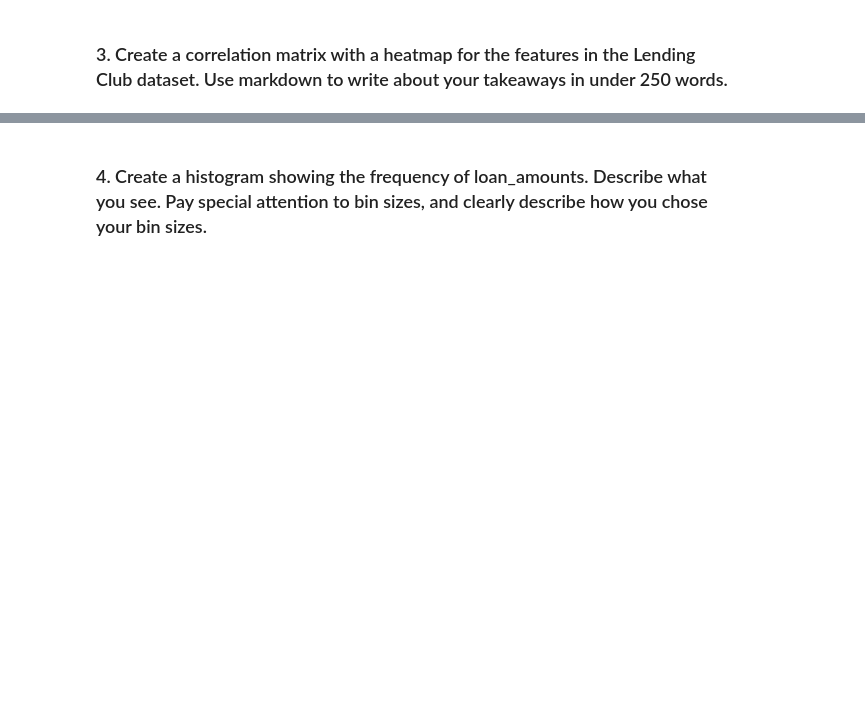
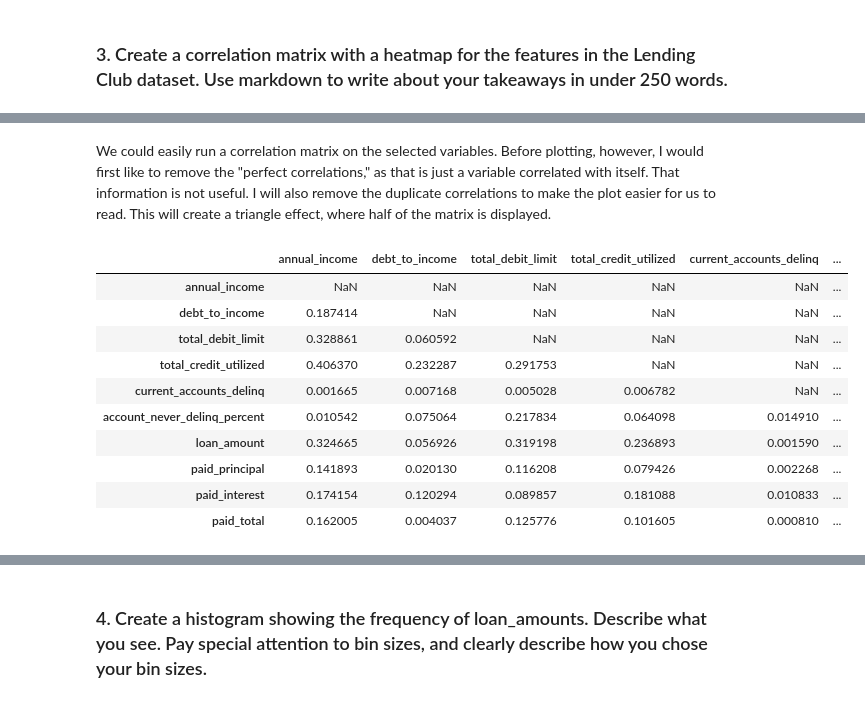
Before and after one commit to artolon/HW12-ML-Intro, a Jupyter notebook: Homework 12 - Intro to Machine Learning.ipynb, the cells around one changed output, grey strips where cells are left out. Cells and saved outputs as stored; diff of their text form; code cells hidden in the pictures; blank space fills up the shorter version.

```diff
--- a/Homework 12 - Intro to Machine Learning.ipynb
+++ b/Homework 12 - Intro to Machine Learning.ipynb
@@ -151,0 +376,38 @@ plt.show()
+# %% [markdown]
+We could easily run a correlation matrix on the selected variables. Before plotting, however, I would first like to remove the "perfect correlations," as that is just a variable correlated with itself. That information is not useful. I will also remove the duplicate correlations to make the plot easier for us to read. This will create a triangle effect, where half of the matrix is displayed.
+# %%
+import warnings
+warnings.filterwarnings('ignore')
+
+# First get the correlations from our data frame
+# I am taking the absolute value because for the purposes of gaining insight from a correlation matrix, and knowing
+   ### which variables won't work in our model, the direction of the correlation is not very important.
+   ### what we care about is the magnitude of the correlation.
+   ### Additionally, this will make the resulting heat map much easier to read so that strong negative correlations are
+    ### represented visually the same as strong positive correlations
+loans_corr = abs(loans_small.corr())
+
+# Reading function from inside out...
+        # Get the shape of loans_corr (it is a 10x10 matrix)
+        # Use np.ones to replace all values with ones in the same shape as loans_corr (10,10 matrix)
+        # Wrap inside np.triu, in order to create an upper triangle of the matrix
+                # Upper diagonal of matrix are now 1s and lower diagonal of matrix are zeros
+        # Create boolean where 1s are 'true' and 0s are 'false' (this is needed for mask function in next step)
+        # mask the resulting array to be the same shape/type as the original loans_corr
+                # We are only maintaining the values, where the boolean would be 'false'
+loans_corr_tri = loans_corr.mask(np.triu(np.ones(loans_corr.shape)).astype(np.bool))
+loans_corr_tri
+
+# Now, we no longer have the duplicates!
+# %% [output]
+|  | annual_income | debt_to_income | total_debit_limit | total_credit_utilized | current_accounts_delinq | ... |
+| annual_income | NaN | NaN | NaN | NaN | NaN | ... |
+| debt_to_income | 0.187414 | NaN | NaN | NaN | NaN | ... |
+| total_debit_limit | 0.328861 | 0.060592 | NaN | NaN | NaN | ... |
+| total_credit_utilized | 0.406370 | 0.232287 | 0.291753 | NaN | NaN | ... |
+| current_accounts_delinq | 0.001665 | 0.007168 | 0.005028 | 0.006782 | NaN | ... |
+| account_never_delinq_percent | 0.010542 | 0.075064 | 0.217834 | 0.064098 | 0.014910 | ... |
+| loan_amount | 0.324665 | 0.056926 | 0.319198 | 0.236893 | 0.001590 | ... |
+| paid_principal | 0.141893 | 0.020130 | 0.116208 | 0.079426 | 0.002268 | ... |
+| paid_interest | 0.174154 | 0.120294 | 0.089857 | 0.181088 | 0.010833 | ... |
+| paid_total | 0.162005 | 0.004037 | 0.125776 | 0.101605 | 0.000810 | ... |
```
Also changed, not shown: parts of 20 cells of this notebook.
